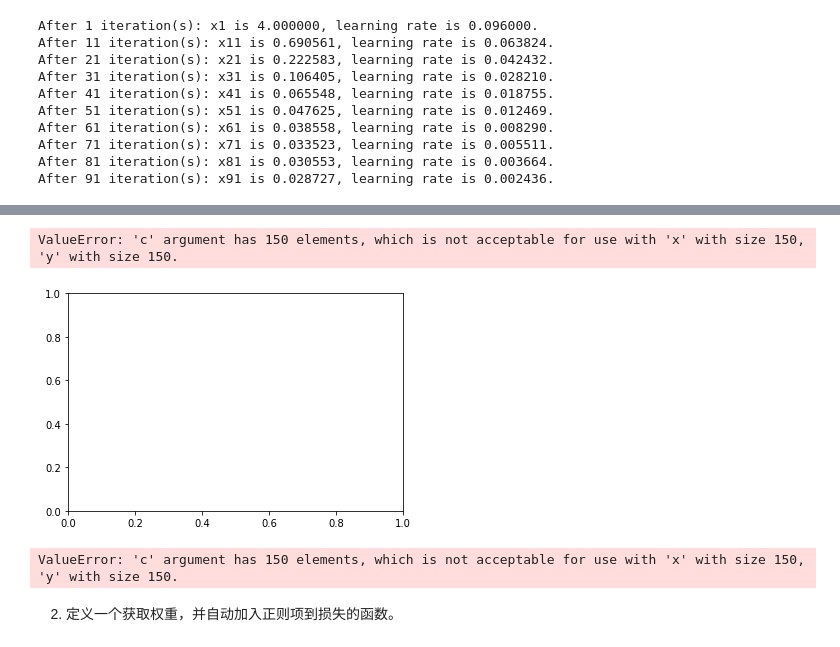
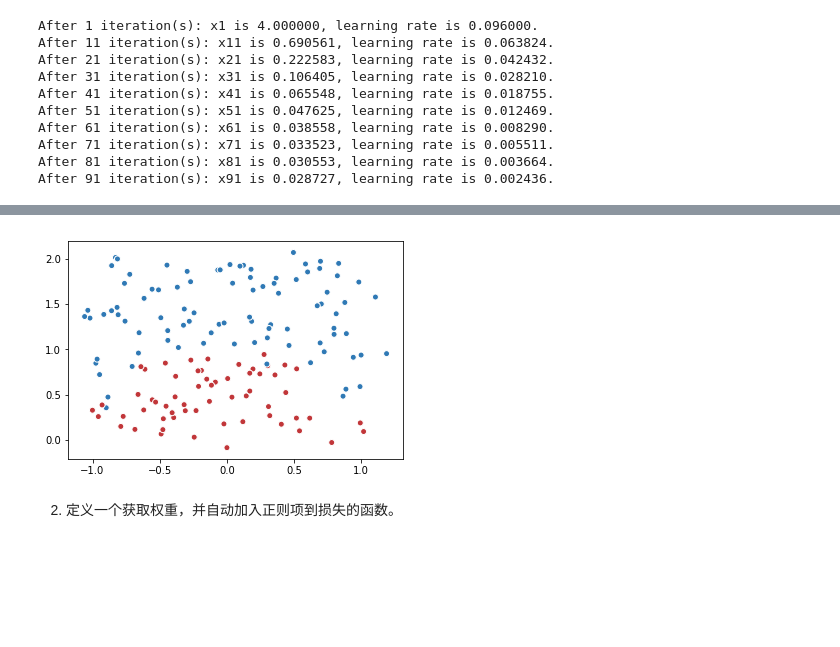
Before and after one commit to luixiao1223/BookShare, a Jupyter notebook: tensorflow_google/ch04/ch04.ipynb, the cells around one changed output, grey strips where cells are left out. Drawn from its saved outputs; the diff is of its cells as text; code cells hidden in the pictures; blank space fills up the shorter version.

```diff
--- a/tensorflow_google/ch04/ch04.ipynb
+++ b/tensorflow_google/ch04/ch04.ipynb
@@ -501,31 +501,31 @@ $$
 # %%
 import tensorflow as tf
 import matplotlib.pyplot as plt
 import numpy as np
 
 data = []
 label = []
 np.random.seed(0)
 
 # 以原点为圆心，半径为1的圆把散点划分成红蓝两部分，并加入随机噪音。
 for i in range(150):
     x1 = np.random.uniform(-1,1)
     x2 = np.random.uniform(0,2)
     if x1**2 + x2**2 <= 1:
         data.append([np.random.normal(x1, 0.1),np.random.normal(x2,0.1)])
         label.append(0)
     else:
         data.append([np.random.normal(x1, 0.1), np.random.normal(x2, 0.1)])
         label.append(1)
+
 data = np.hstack(data).reshape(-1,2)
-label = np.hstack(label).reshape(-1, 1)
+#label = np.hstack(label).reshape(-1, 1)
+
 plt.scatter(data[:,0], data[:,1], c=label,
             cmap="RdBu", vmin=-.2, vmax=1.2, edgecolor="white")
 plt.show()
 # %% [output]
-ValueError: 'c' argument has 150 elements, which is not acceptable for use with 'x' with size 150, 'y' with size 150.
-[figure, old version]
+[figure, new version]
-ValueError: 'c' argument has 150 elements, which is not acceptable for use with 'x' with size 150, 'y' with size 150.
 # %% [markdown]
 2. 定义一个获取权重，并自动加入正则项到损失的函数。
 # %%
```
Also changed, not shown: parts of 2 cells of this notebook.
